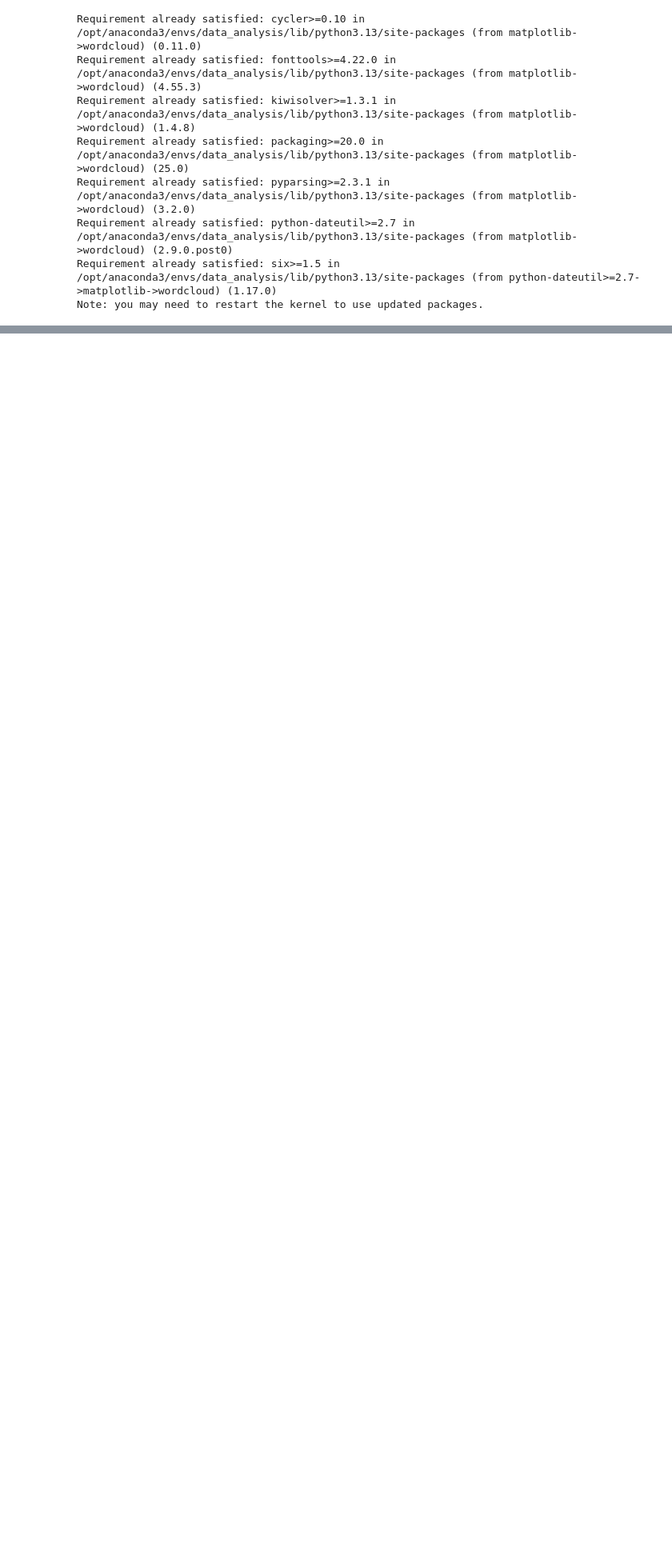
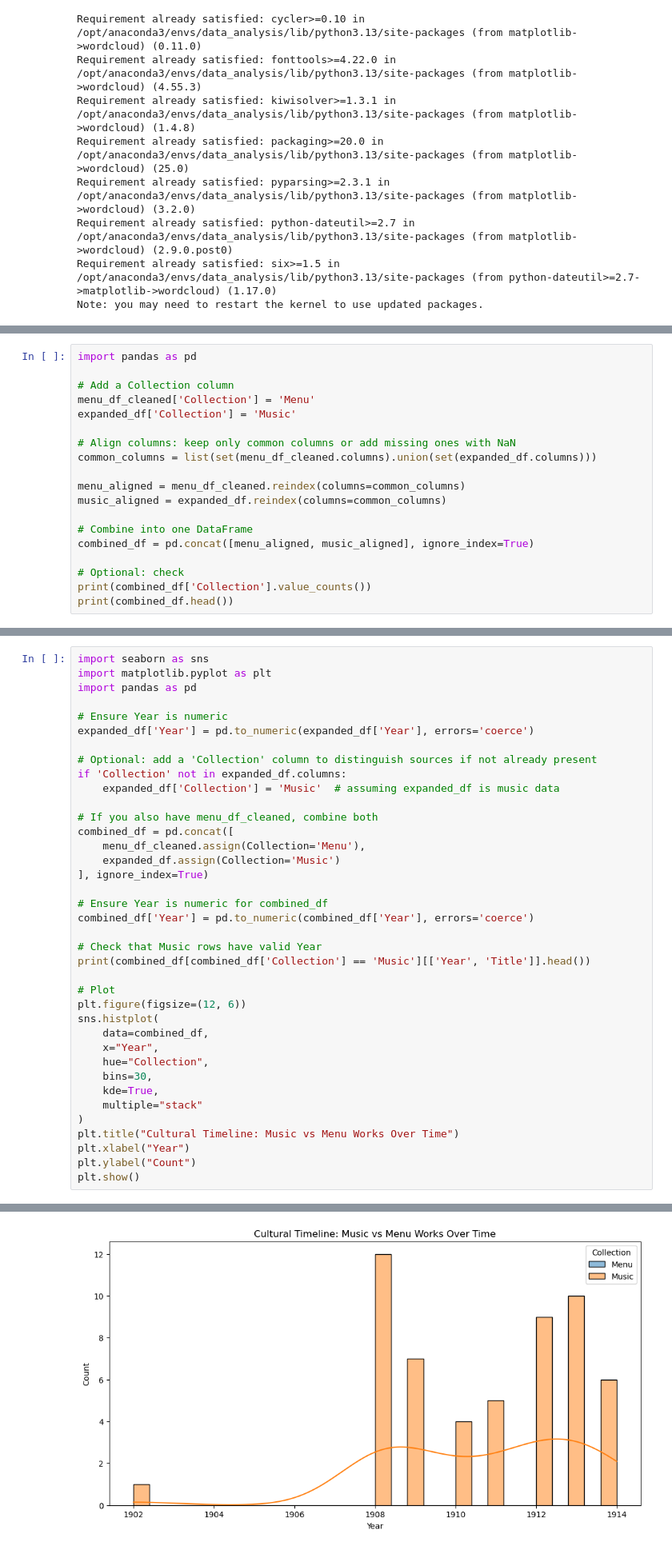
Before and after one commit to bbhatta10/Library-data, a Jupyter notebook: menu.ipynb, the cells around one changed output, grey strips where cells are left out. Shown at 80% size. Cells and saved outputs as stored; diff of their text form; blank space fills up the shorter version.

```diff
--- a/menu.ipynb
+++ b/menu.ipynb
@@ -398,0 +569,19 @@ NameError: name 'combined_df' is not defined
+# %%
+import pandas as pd
+
+# Add a Collection column
+menu_df_cleaned['Collection'] = 'Menu'
+expanded_df['Collection'] = 'Music'
+
+# Align columns: keep only common columns or add missing ones with NaN
+common_columns = list(set(menu_df_cleaned.columns).union(set(expanded_df.columns)))
+
+menu_aligned = menu_df_cleaned.reindex(columns=common_columns)
+music_aligned = expanded_df.reindex(columns=common_columns)
+
+# Combine into one DataFrame
+combined_df = pd.concat([menu_aligned, music_aligned], ignore_index=True)
+
+# Optional: check
+print(combined_df['Collection'].value_counts())
+print(combined_df.head())
@@ -398,0 +613,39 @@ NameError: name 'combined_df' is not defined
+# %%
+import seaborn as sns
+import matplotlib.pyplot as plt
+import pandas as pd
+
+# Ensure Year is numeric
+expanded_df['Year'] = pd.to_numeric(expanded_df['Year'], errors='coerce')
+
+# Optional: add a 'Collection' column to distinguish sources if not already present
+if 'Collection' not in expanded_df.columns:
+    expanded_df['Collection'] = 'Music'  # assuming expanded_df is music data
+
+# If you also have menu_df_cleaned, combine both
+combined_df = pd.concat([
+    menu_df_cleaned.assign(Collection='Menu'),
+    expanded_df.assign(Collection='Music')
+], ignore_index=True)
+
+# Ensure Year is numeric for combined_df
+combined_df['Year'] = pd.to_numeric(combined_df['Year'], errors='coerce')
+
+# Check that Music rows have valid Year
+print(combined_df[combined_df['Collection'] == 'Music'][['Year', 'Title']].head())
+
+# Plot
+plt.figure(figsize=(12, 6))
+sns.histplot(
+    data=combined_df,
+    x="Year",
+    hue="Collection",
+    bins=30,
+    kde=True,
+    multiple="stack"
+)
+plt.title("Cultural Timeline: Music vs Menu Works Over Time")
+plt.xlabel("Year")
+plt.ylabel("Count")
+plt.show()
+# %% [output]
@@ -398,0 +658 @@ NameError: name 'combined_df' is not defined
+[figure, added]
```
Also changed, not shown: parts of 14 cells of this notebook, 2 other files.
